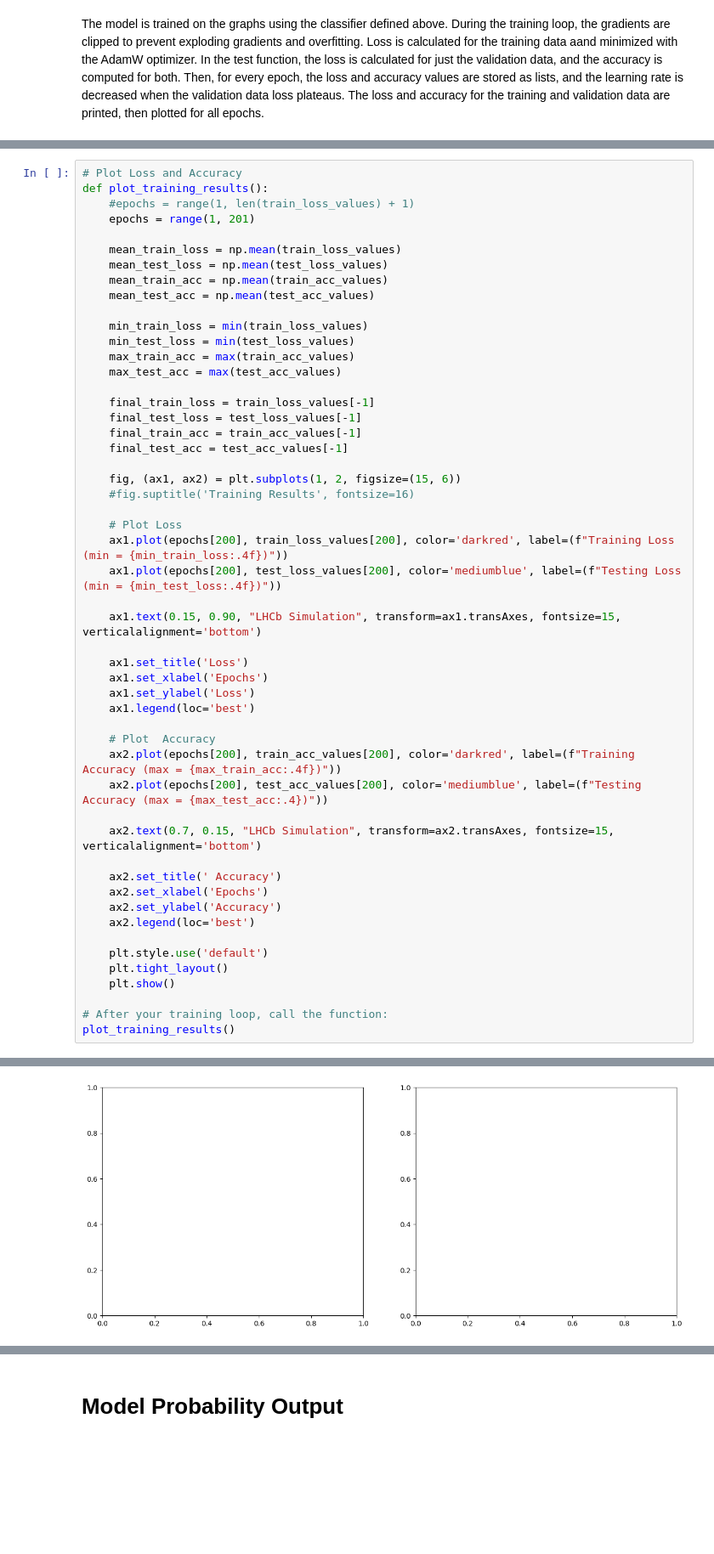
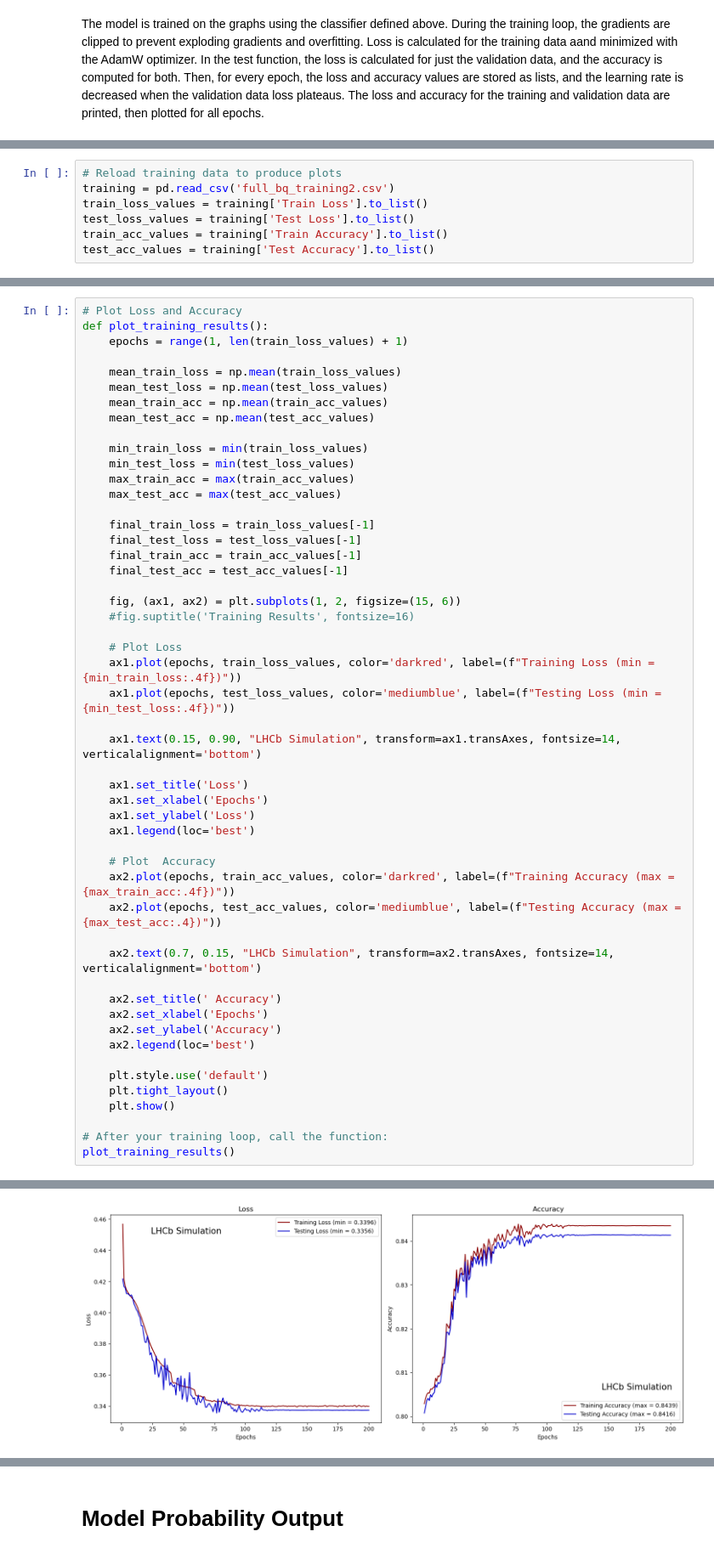
Before and after one commit to gpesticci/Jet-GNN, a Jupyter notebook: GNN.ipynb, the cells around one changed output, grey strips where cells are left out. Shown at 85% size. Cells and saved outputs as stored; diff of their text form; blank space fills up the shorter version.

```diff
--- a/GNN.ipynb
+++ b/GNN.ipynb
@@ -399,0 +398,7 @@ results_df.to_csv('fullrun_bq_training_results1.csv', index=False)
+# %%
+# Reload training data to produce plots
+training = pd.read_csv('full_bq_training2.csv')
+train_loss_values = training['Train Loss'].to_list()
+test_loss_values = training['Test Loss'].to_list()
+train_acc_values = training['Train Accuracy'].to_list()
+test_acc_values = training['Test Accuracy'].to_list()
@@ -400,8 +421,7 @@ results_df.to_csv('fullrun_bq_training_results1.csv', index=False)
 # %%
 # Plot Loss and Accuracy
 def plot_training_results():
-    #epochs = range(1, len(train_loss_values) + 1)
-    epochs = range(1, 201)
+    epochs = range(1, len(train_loss_values) + 1)
 
     mean_train_loss = np.mean(train_loss_values)
     mean_test_loss = np.mean(test_loss_values)
@@ -422,10 +442,10 @@ def plot_training_results():
     #fig.suptitle('Training Results', fontsize=16)
 
     # Plot Loss
-    ax1.plot(epochs[200], train_loss_values[200], color='darkred', label=(f"Training Loss (min = {min_train_loss:.4f})"))
-    ax1.plot(epochs[200], test_loss_values[200], color='mediumblue', label=(f"Testing Loss (min = {min_test_loss:.4f})"))
+    ax1.plot(epochs, train_loss_values, color='darkred', label=(f"Training Loss (min = {min_train_loss:.4f})"))
+    ax1.plot(epochs, test_loss_values, color='mediumblue', label=(f"Testing Loss (min = {min_test_loss:.4f})"))
 
-    ax1.text(0.15, 0.90, "LHCb Simulation", transform=ax1.transAxes, fontsize=15, verticalalignment='bottom')
+    ax1.text(0.15, 0.90, "LHCb Simulation", transform=ax1.transAxes, fontsize=14, verticalalignment='bottom')
 
     ax1.set_title('Loss')
     ax1.set_xlabel('Epochs')
@@ -433,10 +453,10 @@ def plot_training_results():
     ax1.legend(loc='best')
 
     # Plot  Accuracy
-    ax2.plot(epochs[200], train_acc_values[200], color='darkred', label=(f"Training Accuracy (max = {max_train_acc:.4f})"))
-    ax2.plot(epochs[200], test_acc_values[200], color='mediumblue', label=(f"Testing Accuracy (max = {max_test_acc:.4})"))
+    ax2.plot(epochs, train_acc_values, color='darkred', label=(f"Training Accuracy (max = {max_train_acc:.4f})"))
+    ax2.plot(epochs, test_acc_values, color='mediumblue', label=(f"Testing Accuracy (max = {max_test_acc:.4})"))
 
-    ax2.text(0.7, 0.15, "LHCb Simulation", transform=ax2.transAxes, fontsize=15, verticalalignment='bottom')
+    ax2.text(0.7, 0.15, "LHCb Simulation", transform=ax2.transAxes, fontsize=14, verticalalignment='bottom')
 
     ax2.set_title(' Accuracy')
     ax2.set_xlabel('Epochs')
@@ -454 +473 @@ IndexError: range object index out of range
-[figure, old version]
+[figure, new version]
```
Also changed, not shown: parts of 39 cells of this notebook, 9 other files.
